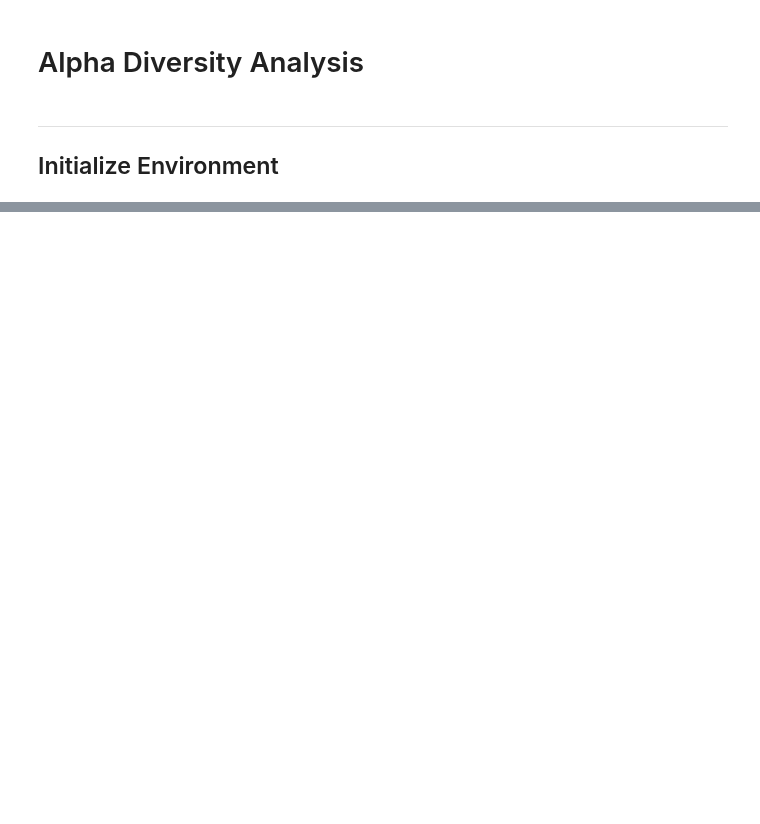
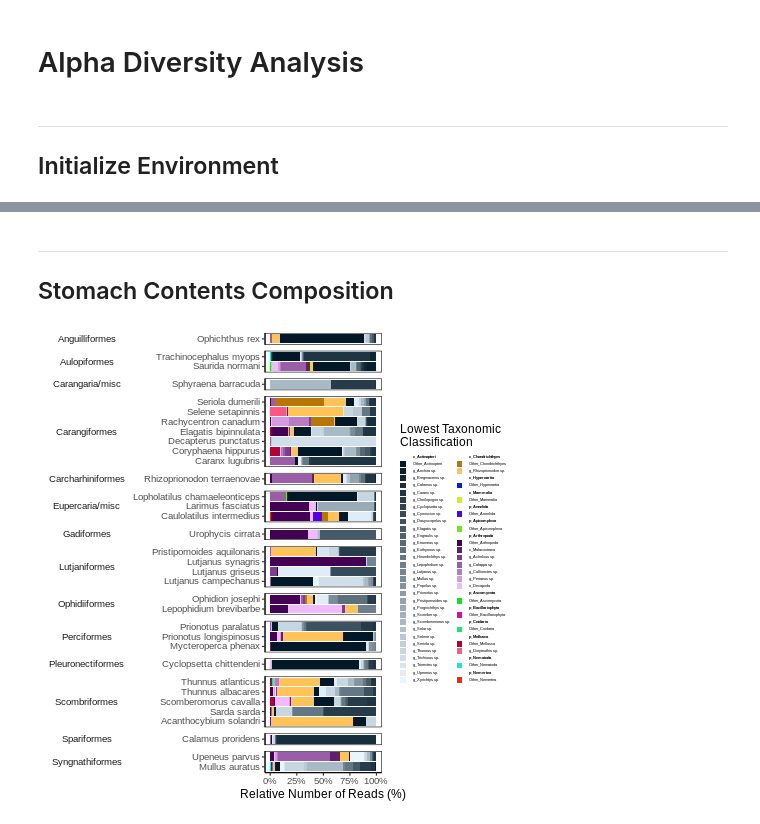
Before and after one commit to tamucc-gcl/wrkshp_edna_metabarcoding, a Jupyter notebook: analysis/alpha_diversity.ipynb, the cells around one changed output, grey strips where cells are left out. Drawn from its saved outputs; the diff is of its cells as text; code cells hidden in the pictures; blank space fills up the shorter version.

```diff
--- a/analysis/alpha_diversity.ipynb
+++ b/analysis/alpha_diversity.ipynb
@@ -58,2 +83,10 @@ renv::restore(library = drive_lib,
+# %%
+%%R
+min_samples_predator <- 5 #Minimum number of samples of a given predator species to keep it
+MIN_NUMBER_PREDATORS_IN <- 20 #How many predators does a genus need to be in to be plotted in the stomach composition plot
+inext_predator_subsample <- 5
+inext_bootstraps <- 10
+tree_bootstraps <- 5
+tree_evolutionary_model <- 'JC'
 # %% [markdown]
 ---
@@ -60,0 +169,69 @@ renv::restore(library = drive_lib,
+# %% [markdown]
+---
+## Stomach Contents Composition
+# %%
+%%R
+sample_composition <- predator_gut_contents %>%
+  pivot_longer(cols = starts_with('Zotu'),
+               names_to = 'zotu',
+               values_to = 'n_reads') %>%
+  filter(n_reads > 0) %>%
+  left_join(zotu_taxonomy,
+            by = 'zotu') %>%
+  mutate(across(where(is.character),
+                ~if_else(. == 'LCA_dropped', NA_character_, .))) %>%
+
+  #Skip genus & species for the sake of the legend
+  mutate(lowest_level = case_when(#!is.na(species) ~ str_c('s_', species),
+                                  !is.na(genus) ~ str_c('g_', genus, ' sp.'),
+                                  !is.na(family) ~ str_c('f_', family),
+                                  !is.na(order) ~ str_c('o_', order),
+                                  !is.na(class) ~ str_c('c_', class),
+                                  !is.na(phylum) ~ str_c('p_', phylum),
+                                  !is.na(kingdom) ~ str_c('k_', kingdom),
+                                  !is.na(domain) ~ str_c('d_', domain),
+                                  TRUE ~ 'Unknown'),
+         upper_level = case_when(phylum == 'Chordata' & !taxid_rank %in% c('domain', 'kingdom', 'phylum') ~ str_c('c_', class),
+                                 TRUE ~ str_c('p_', phylum)),
+         .after = species) %>%
+
+  summarise(n_reads = sum(n_reads),
+            zotu = unique(zotu) %>% str_c(collapse = '; '),
+            .by = c(predator_species_name, upper_level, lowest_level)) %>%
+
+  #Lump together for the sake of the legend/interpretabilitu
+  mutate(lowest_level = fct_lump_min(lowest_level, min = MIN_NUMBER_PREDATORS_IN),
+         lowest_level = if_else(lowest_level == 'Other',
+                                str_c(lowest_level, str_remove(upper_level, '._'), sep = '_'),
+                                lowest_level)) %>%
+  select(-zotu) %>%
+  summarise(n_reads = sum(n_reads),
+            .by = where(is.character))
+
+sample_composition %>%
+  left_join(predator_taxonomy,
+            by = c('predator_species_name' = 'species')) %>%
+  ggnested(aes(y = predator_species_name, x = n_reads,
+               main_group = upper_level, sub_group = lowest_level),
+           legend_labeling = 'sub', legend_title = 'Lowest Taxonomic\nClassification',
+           main_keys = TRUE, nested_aes = c("fill"),
+           gradient_type = 'both') +
+  geom_col(position = 'fill') +
+  scale_x_continuous(labels = scales::percent_format()) +
+  guides(fill = guide_legend(ncol = 2)) + #ncol = 5
+  facet_grid(order ~ ., scales = 'free_y', space = 'free_y', switch = 'y') +
+  labs(y = NULL,
+       x = 'Relative Number of Reads (%)') +
+  theme_classic(base_size = 12) +
+  theme(axis.title.x = element_markdown(),
+        axis.title.y = element_markdown(),
+        panel.background = element_rect(colour = 'black'),
+        legend.position = 'right',
+        legend.text = element_markdown(size = 4),
+        legend.key = element_blank(),
+        legend.key.size = unit(0.5, "line"),
+        strip.text.y.left = element_text(angle = 0),
+        strip.background = element_blank(),
+        strip.placement = "outside")
+# %% [output]
+[figure, added]
```
Also changed, not shown: parts of 22 cells of this notebook.
